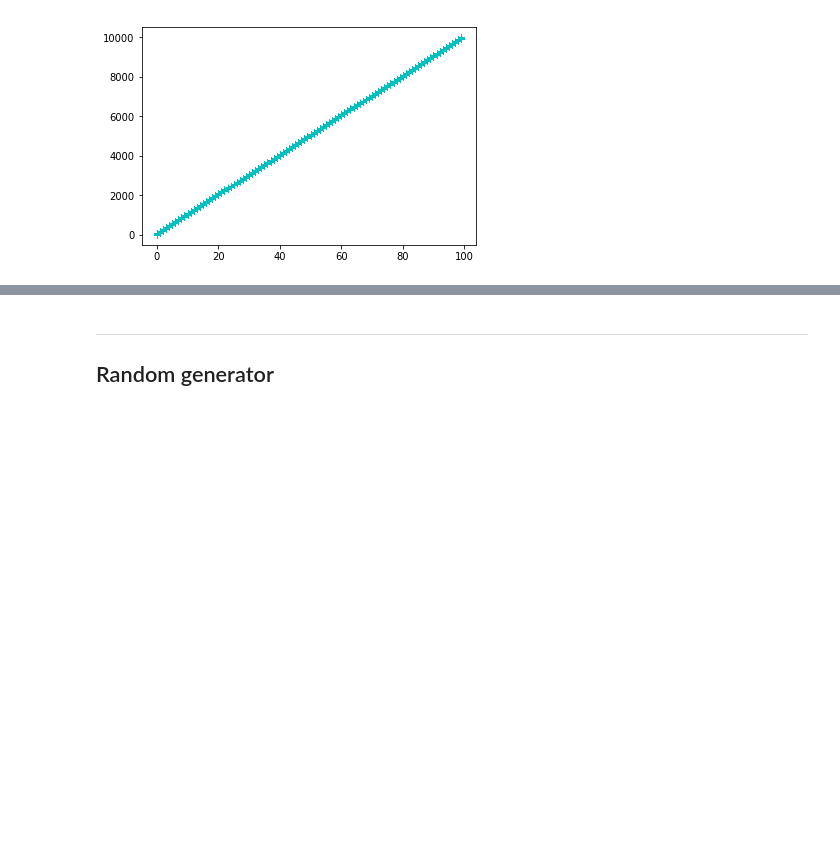
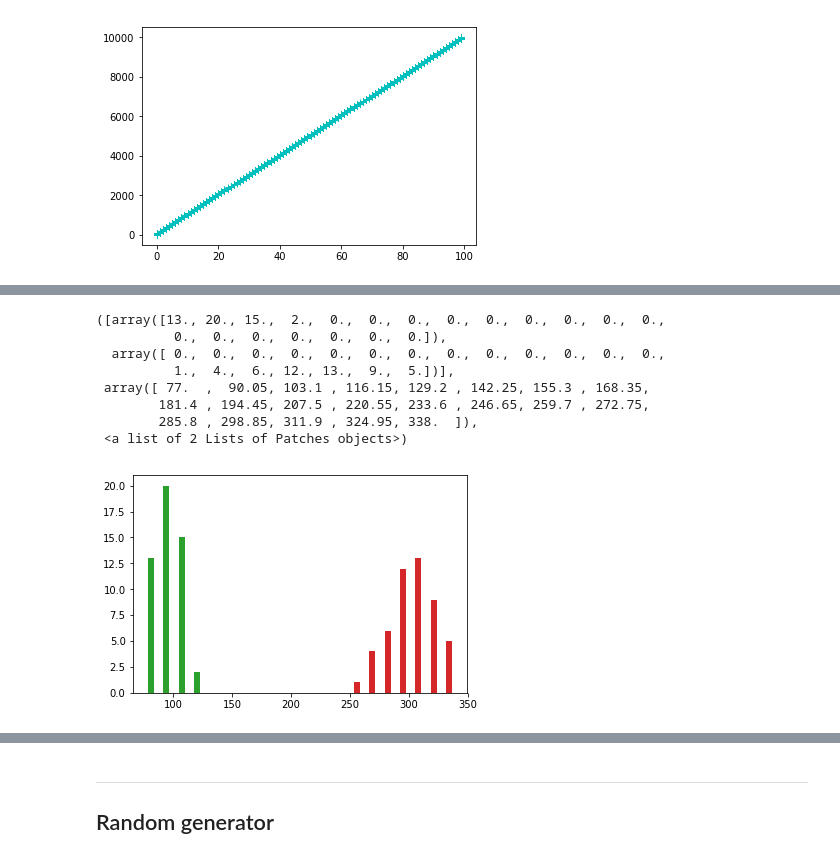
Before and after one commit to cristina1997/Emerging_Technologies_Project, a Jupyter notebook: 1.Numpy-Random-Notebook/numpy-random-notebook.ipynb, the cells around one changed output, grey strips where cells are left out. Saved outputs shown, nothing was run; the diff lists cells and outputs as text; code cells hidden in the pictures; blank space fills up the shorter version.

```diff
--- a/1.Numpy-Random-Notebook/numpy-random-notebook.ipynb
+++ b/1.Numpy-Random-Notebook/numpy-random-notebook.ipynb
@@ -360,0 +368,4 @@ ___
+# %%
+a, b = 100., 300.         # Give values to lambda
+newX = x/200              # Get the x (= 10000) value from earlier and devide it by 200 to get x to a value of 50
+print("Value of a: ", a, " \nValue of b: ", b, "\nValue of newX:", newX)
@@ -360,0 +382,4 @@ ___
+# %%
+# Draw each "newX" values for lambda "a" and "b":
+range_poisson = np.random.poisson(lam=(a, b), size=(int(newX), 2))
+range_poisson
@@ -360,0 +420,14 @@ ___
+# %%
+# Histogram of samples from lambda range
+count, bins, ignored = plt.hist(range_poisson, 14, density=True)
+plt.hist(range_poisson, hs)
+# %% [output]
+([array([13., 20., 15.,  2.,  0.,  0.,  0.,  0.,  0.,  0.,  0.,  0.,  0.,
+          0.,  0.,  0.,  0.,  0.,  0.,  0.]),
+  array([ 0.,  0.,  0.,  0.,  0.,  0.,  0.,  0.,  0.,  0.,  0.,  0.,  0.,
+          1.,  4.,  6., 12., 13.,  9.,  5.])],
+ array([ 77.  ,  90.05, 103.1 , 116.15, 129.2 , 142.25, 155.3 , 168.35,
+        181.4 , 194.45, 207.5 , 220.55, 233.6 , 246.65, 259.7 , 272.75,
+        285.8 , 298.85, 311.9 , 324.95, 338.  ]),
+ <a list of 2 Lists of Patches objects>)
+[figure, added]
```
Also changed, not shown: parts of 44 cells of this notebook.
